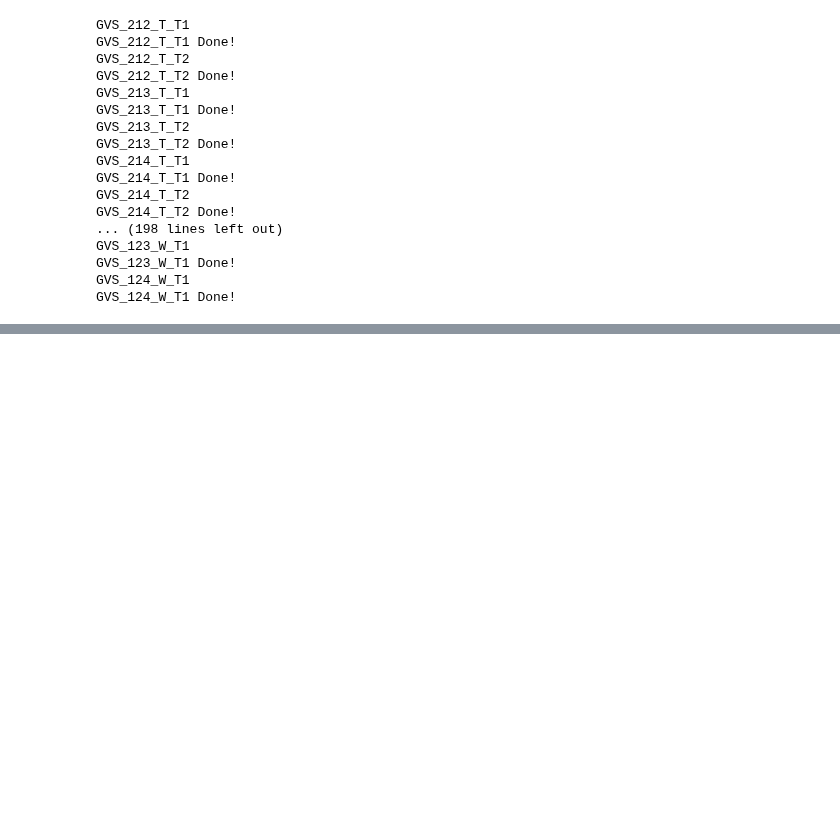
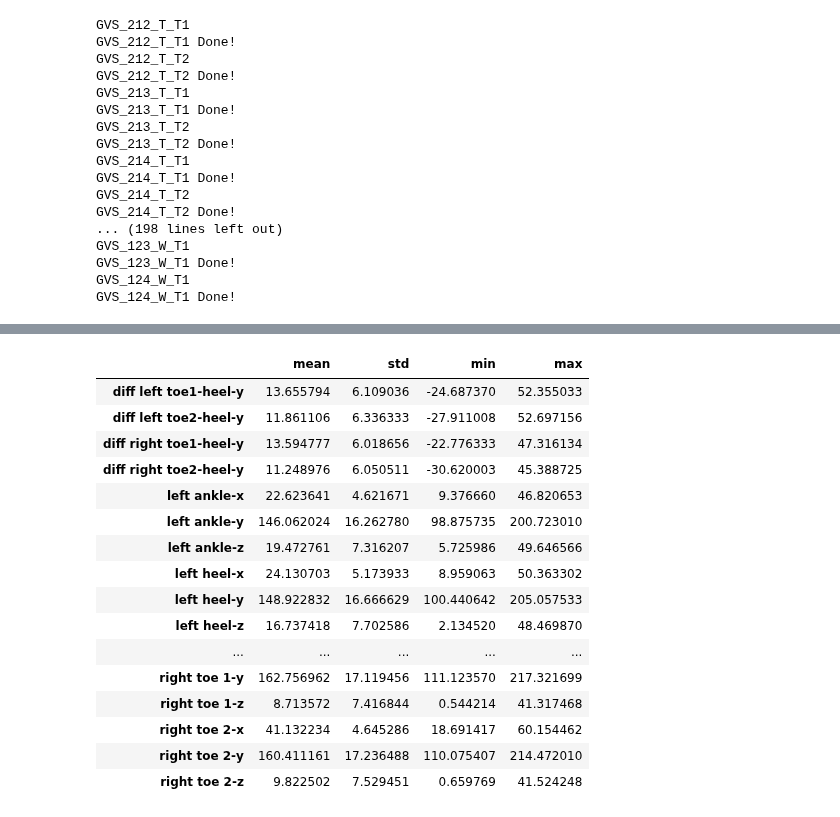
Before and after one commit to kaurrachneet6/Vision-Based-Gait-Analysis-Framework-for-Predicting-Multiple-Sclerosis, a Jupyter notebook: Data Preparation/Postprocessing3Ddata.ipynb, the cells around one changed output, grey strips where cells are left out. Saved outputs shown, nothing was run; the diff lists cells and outputs as text; code cells hidden in the pictures; blank space fills up the shorter version.

```diff
--- a/Data Preparation/Postprocessing3Ddata.ipynb
+++ b/Data Preparation/Postprocessing3Ddata.ipynb
@@ -563,0 +675,37 @@ check_missing_values()
+# %%
+#Patterns
+#We will make a csv with mean, std, min, max of the 12*3+4 features (12 coordinates across 3 dimensions and 4 extra
+#features namely (y-coordinate of toe1 - y-coordinate of heel, both left and right) and similarly, (y-coordinate of toe2 - y-coordinate of
+#heel)). So columns are mean, std, min and max and rows are 40 rows for each video and so approximately 107*40
+#rows for 107 videos and 40 features in each.
+labels = [o + '-'+ y for o in order for y in ['x', 'y', 'z']]
+#right hip-x, right hip-y, right hip-z, right knee-x, right knee-y, right knee-z, right ankle-x, right ankle-y, ...
+patterns = pd.DataFrame (columns = ['mean', 'std', 'min', 'max'])
+
+for cohort in cohorts:
+    for trial in trials:
+        merged_path = frame_path_merged+cohort+trial
+        if (os.path.exists(merged_path)):
+            videos = os.listdir(merged_path)
+#             print (len(videos))
+        for video in videos:
+            start_time = time.time()
+            frames = glob.glob(merged_path+'\\'+video+'\\hip_height_normalized\\*.csv')
+            temp = pd.DataFrame(columns = labels) #Dataframe to collect 40 features from all ~1500 frames of each video
+            for frame in frames:
+#                     print (frame)
+                frame_csv = pd.read_csv(frame, index_col = 0)
+                temp.loc[len(temp)] = frame_csv[['x', 'y', 'z']].values.flatten()
+            #Adding the 4 features for y-distance between the right/left toes (toe1/toe2) and heel
+            temp['diff right toe1-heel-y'] = temp['right toe 1-y'] - temp['right heel-y']
+            temp['diff right toe2-heel-y'] = temp['right toe 2-y'] - temp['right heel-y']
+            temp['diff left toe1-heel-y'] = temp['left toe 1-y'] - temp['left heel-y']
+            temp['diff left toe2-heel-y'] = temp['left toe 2-y'] - temp['left heel-y']
+#             display(temp)
+            video_wise_df = pd.DataFrame(data = [temp.mean(), temp.std(), temp.min(), temp.max()], \
+                                         index = ['mean', 'std', 'min', 'max']).T
+
+            video_wise_df['video'] = video
+            patterns = patterns.append(video_wise_df)
+            print (video, 'done in', time.time()-start_time)
+patterns.to_csv(frame_path_merged+'final_merged_coordinate_patterns.csv')
@@ -563,0 +730,25 @@ check_missing_values()
+# %%
+patterns.groupby(patterns.index).mean().to_csv(frame_path_merged+'grouped_final_merged_coordinate_patterns.csv')
+display(patterns.groupby(patterns.index).mean())
+
+#Looking at the left/right hip-z (~100 cm), left/right knee z (~80cm), left/right ankle z (~20cm),
+#left/right toes z (~10cm), left/right heel z (~20cm), diff toe-heel y (~10cm), the
+#distributions/patterns do make sense relative to the actual human body coordinates.
+# %% [output]
+|  | mean | std | min | max |
+| diff left toe1-heel-y | 13.655794 | 6.109036 | -24.687370 | 52.355033 |
+| diff left toe2-heel-y | 11.861106 | 6.336333 | -27.911008 | 52.697156 |
+| diff right toe1-heel-y | 13.594777 | 6.018656 | -22.776333 | 47.316134 |
+| diff right toe2-heel-y | 11.248976 | 6.050511 | -30.620003 | 45.388725 |
+| left ankle-x | 22.623641 | 4.621671 | 9.376660 | 46.820653 |
+| left ankle-y | 146.062024 | 16.262780 | 98.875735 | 200.723010 |
+| left ankle-z | 19.472761 | 7.316207 | 5.725986 | 49.646566 |
+| left heel-x | 24.130703 | 5.173933 | 8.959063 | 50.363302 |
+| left heel-y | 148.922832 | 16.666629 | 100.440642 | 205.057533 |
+| left heel-z | 16.737418 | 7.702586 | 2.134520 | 48.469870 |
+| ... | ... | ... | ... | ... |
+| right toe 1-y | 162.756962 | 17.119456 | 111.123570 | 217.321699 |
+| right toe 1-z | 8.713572 | 7.416844 | 0.544214 | 41.317468 |
+| right toe 2-x | 41.132234 | 4.645286 | 18.691417 | 60.154462 |
+| right toe 2-y | 160.411161 | 17.236488 | 110.075407 | 214.472010 |
+| right toe 2-z | 9.822502 | 7.529451 | 0.659769 | 41.524248 |
```
Also changed, not shown: parts of 13 cells of this notebook.
